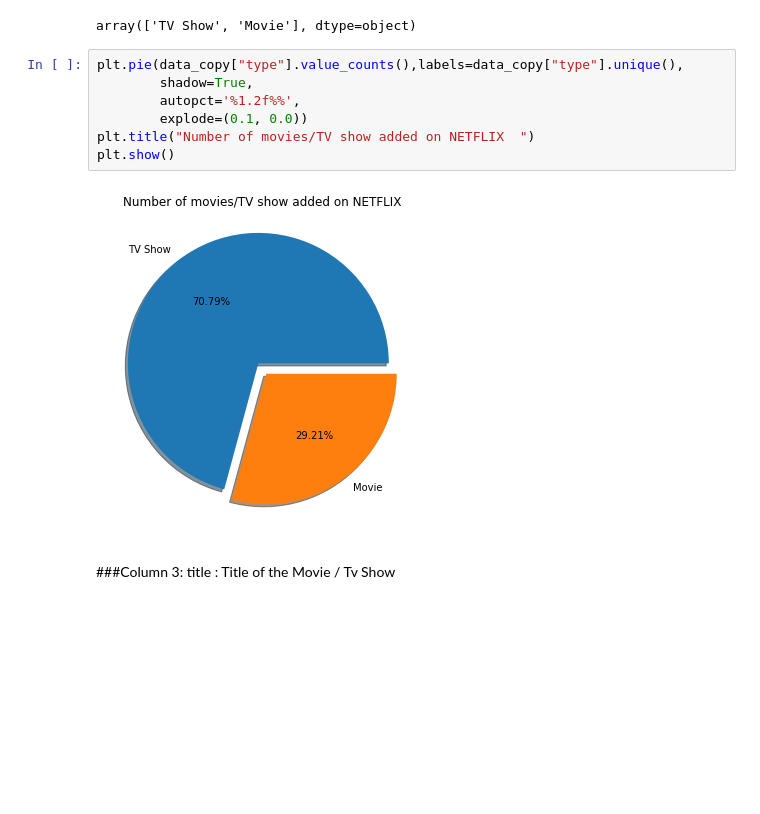
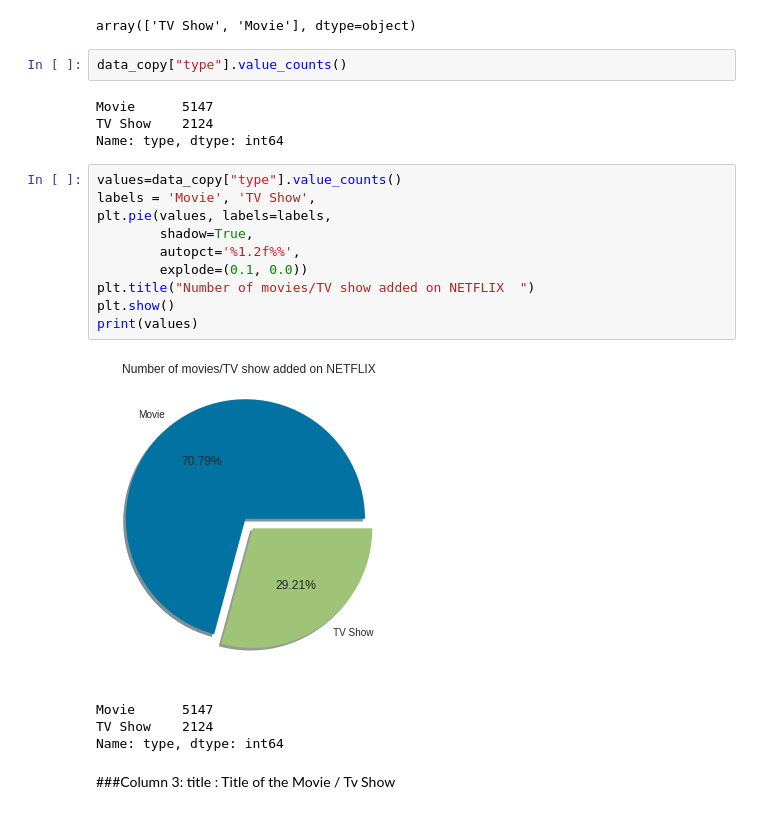
Before and after one commit to Anku0210/NETFLIX-MOVIES-AND-TV-SHOWS-CLUSTERING, a Jupyter notebook: NETFLIX_MOVIES_AND_TV_SHOWS_CLUSTERING.ipynb, the cells around one changed output. Drawn from its saved outputs; the diff is of its cells as text; blank space fills up the shorter version.

```diff
--- a/NETFLIX_MOVIES_AND_TV_SHOWS_CLUSTERING.ipynb
+++ b/NETFLIX_MOVIES_AND_TV_SHOWS_CLUSTERING.ipynb
@@ -284,15 +289,27 @@ Show_id is unique for every observation
 data_copy["type"].unique()
 # %% [output]
 array(['TV Show', 'Movie'], dtype=object)
+# %%
+data_copy["type"].value_counts()
+# %% [output]
+Movie      5147
+TV Show    2124
+Name: type, dtype: int64
 # %%
-plt.pie(data_copy["type"].value_counts(),labels=data_copy["type"].unique(),
+values=data_copy["type"].value_counts()
+labels = 'Movie', 'TV Show',
+plt.pie(values, labels=labels,
         shadow=True,
         autopct='%1.2f%%',
         explode=(0.1, 0.0))
 plt.title("Number of movies/TV show added on NETFLIX  ")
 plt.show()
+print(values)
 # %% [output]
-[figure, old version]
+[figure, new version]
+Movie      5147
+TV Show    2124
+Name: type, dtype: int64
 # %% [markdown]
 ###Column 3: title : Title of the Movie / Tv Show
 # %%
```
Also changed, not shown: parts of 22 cells of this notebook.
